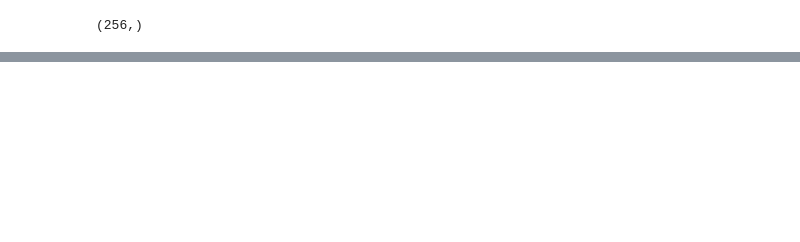
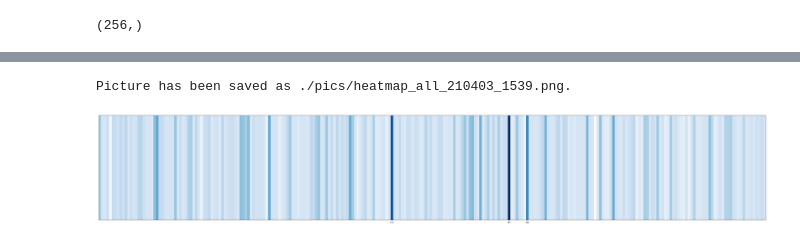
Before and after one commit to Panverson/wordEmbedding, a Jupyter notebook: Regression.ipynb, the cells around one changed output, grey strips where cells are left out. Drawn from its saved outputs; the diff is of its cells as text; code cells hidden in the pictures; blank space fills up the shorter version.

```diff
--- a/Regression.ipynb
+++ b/Regression.ipynb
@@ -245,0 +297,16 @@ rm_dict
+# %%
+# normalized heatmap
+scaled_pre_avg = preprocessing.scale(pre_avg)
+file_name = f'./pics/heatmap_all_{time.strftime("%y%m%d_%H%M", time.localtime())}.png'
+fig, ax = plt.subplots(figsize=(40, 20))
+im = ax.imshow(np.tile(scaled_pre_avg, (40, 1)), cmap='Blues')# pre_avg.shape (1, 256) -> (10, 256)
+ax.set_yticks([])
+ax.set_yticklabels([])
+ax.set_xticks([i for i in range(256) if i == 112 or i == 157 or i==164])
+fig.tight_layout()
+# plt.savefig(file_name, dpi=100)
+print(f'Picture has been saved as {file_name}.')
+plt.show()
+# %% [output]
+Picture has been saved as ./pics/heatmap_all_210403_1539.png.
+[figure, added]
```
Also changed, not shown: parts of 18 cells of this notebook, 40 other files.
